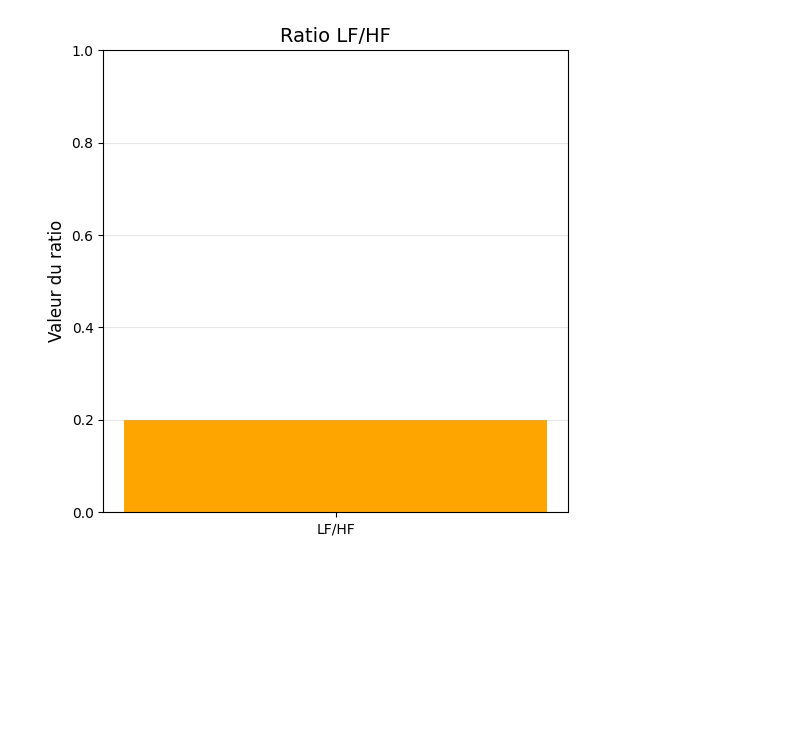
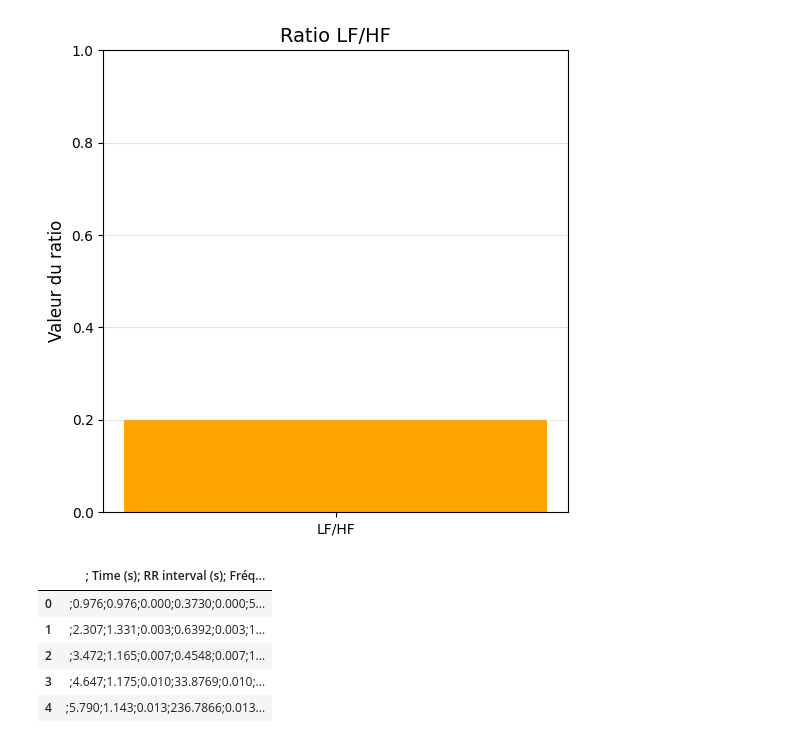
Before and after one commit to leyah-sa/VFC-Analysis, a Jupyter notebook: notebooks/Partie 3/SNA.ipynb, the cells around one changed output. Cells and saved outputs as stored; diff of their text form; code cells hidden in the pictures; blank space fills up the shorter version.

```diff
--- a/notebooks/Partie 3/SNA.ipynb
+++ b/notebooks/Partie 3/SNA.ipynb
@@ -145,0 +148,17 @@ plt.show()
+# %%
+# Réimporter les bibliothèques nécessaires
+import pandas as pd
+
+# Charger les nouvelles données
+new_file_path = "C:\\Users\\user\\OneDrive\\Documents\\M2 SNS IDS\\HAH913E - Santé activité physique 5\\Physiologie\\data4semainesfinal.csv"
+new_data = pd.read_csv(new_file_path)
+
+# Afficher les premières lignes pour comprendre la structure des données
+new_data.head()
+# %% [output]
+|  | ; Time (s); RR interval (s); Fréq... |
+| 0 | ;0.976;0.976;0.000;0.3730;0.000;5... |
+| 1 | ;2.307;1.331;0.003;0.6392;0.003;1... |
+| 2 | ;3.472;1.165;0.007;0.4548;0.007;1... |
+| 3 | ;4.647;1.175;0.010;33.8769;0.010;... |
+| 4 | ;5.790;1.143;0.013;236.7866;0.013... |
```
Also changed, not shown: parts of 4 cells of this notebook.
